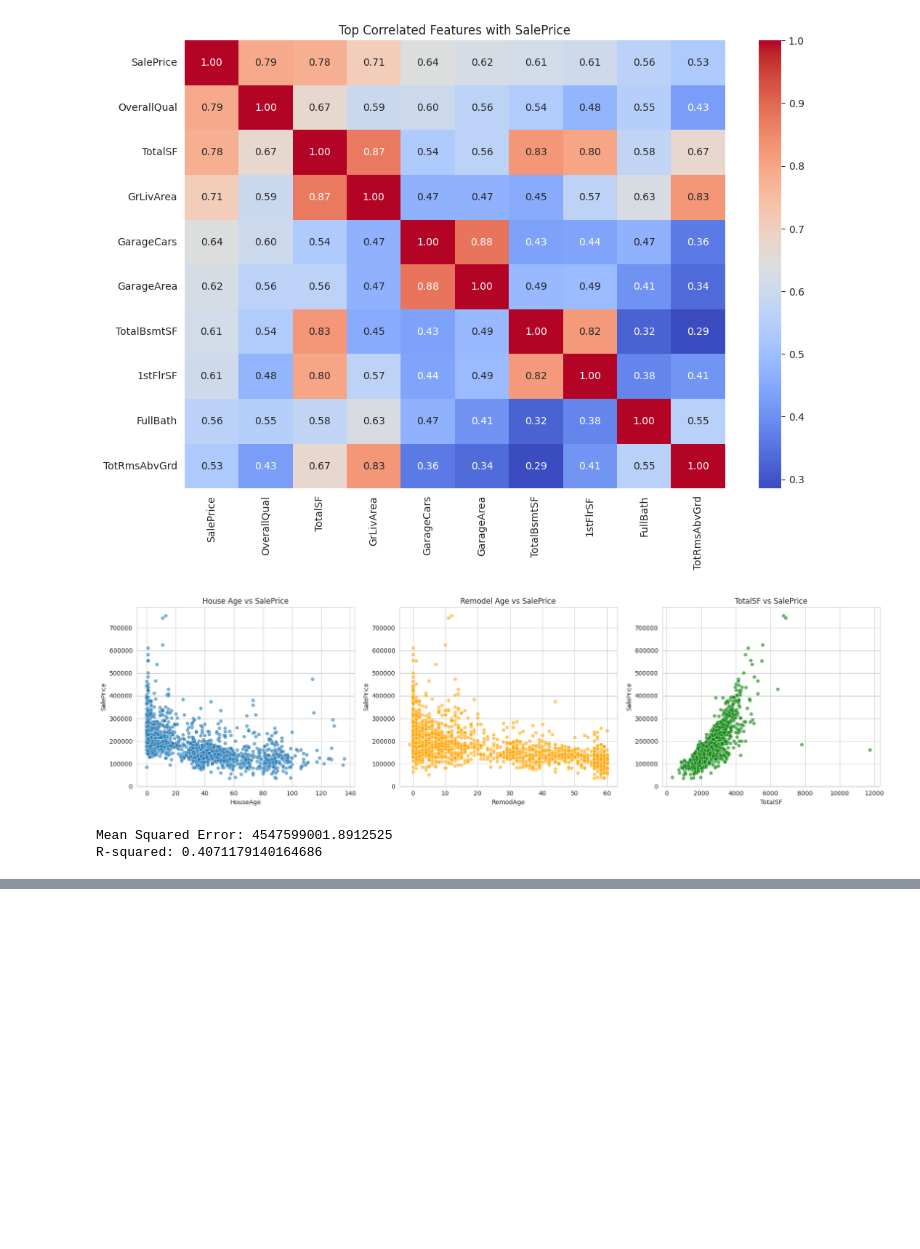
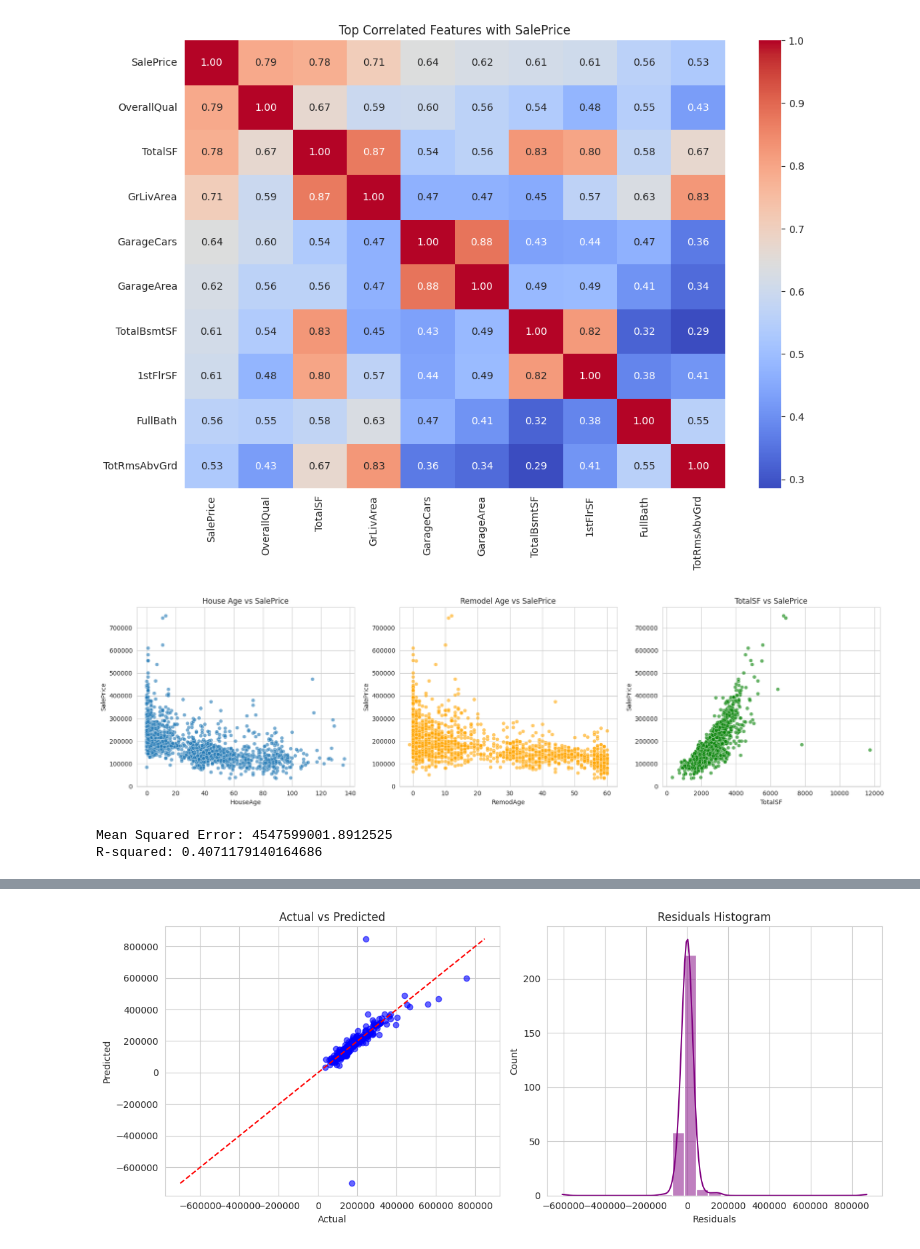
Before and after one commit to amar-emad/House-Price-Prediction-containing-, a Jupyter notebook: Untitled.ipynb, the cells around one changed output, grey strips where cells are left out. Cells and saved outputs as stored; diff of their text form; code cells hidden in the pictures; blank space fills up the shorter version.

```diff
--- a/Untitled.ipynb
+++ b/Untitled.ipynb
@@ -428,3 +433,14 @@ print(f"R-squared: {r2}")
 # %% [output]
 Mean Squared Error: 4547599001.8912525
 R-squared: 0.4071179140164686
+# %%
+from sklearn.linear_model import LinearRegression
+from sklearn.metrics import mean_squared_error, r2_score
+
+# Train model
+lin_reg = LinearRegression()
+lin_reg.fit(X_train, y_train)
+
+# Predictions
+y_train_pred = lin_reg.predict(X_train)
+y_test_pred  = lin_reg.predict(X_test)
@@ -430,0 +494,68 @@ R-squared: 0.4071179140164686
+# %%
+# ==============================
+#  Import Libraries
+# ==============================
+import matplotlib.pyplot as plt
+import seaborn as sns
+import numpy as np
+import pandas as pd
+from sklearn.metrics import mean_squared_error, mean_absolute_error, r2_score
+import scipy.stats as stats
+
+# ==============================
+#  Evaluation Metrics
+# ==============================
+y_true = np.asarray(y_test).ravel()
+y_pred = np.asarray(y_test_pred).ravel()
+
+mse  = mean_squared_error(y_true, y_pred)
+rmse = float(np.sqrt(mse))
+mae  = mean_absolute_error(y_true, y_pred)
+r2   = r2_score(y_true, y_pred)
+
+print("Test Evaluation Results:")
+print(" RMSE =", round(rmse, 2))
+print(" MAE  =", round(mae, 2))
+print(" R2   =", round(r2, 3))
+
+# ==============================
+#  Actual vs Predicted + Residuals Histogram
+# ==============================
+fig, axes = plt.subplots(1, 2, figsize=(12,5))
+
+# Actual vs Predicted
+axes[0].scatter(y_true, y_pred, alpha=0.6, color="blue")
+mn, mx = min(y_true.min(), y_pred.min()), max(y_true.max(), y_pred.max())
+axes[0].plot([mn, mx], [mn, mx], 'r--')
+axes[0].set_xlabel("Actual")
+axes[0].set_ylabel("Predicted")
+axes[0].set_title("Actual vs Predicted")
+
+# Residuals Histogram
+errors = y_true - y_pred
+sns.histplot(pd.Series(errors), bins=25, kde=True, color="purple", ax=axes[1])
+axes[1].set_title("Residuals Histogram")
+axes[1].set_xlabel("Residuals")
+
+plt.tight_layout()
+plt.show()
+
+# ==============================
+#  Residuals vs Predictions + Q-Q Plot
+# ==============================
+fig, axes = plt.subplots(1, 2, figsize=(12,5))
+
+# Residuals vs Predictions
+axes[0].scatter(y_pred, errors, alpha=0.6, color="green")
+axes[0].axhline(0, color="red", linestyle="--")
+axes[0].set_xlabel("Predicted values")
+axes[0].set_ylabel("Errors")
+axes[0].set_title("Residuals vs Predictions")
+
+# Q-Q Plot
+stats.probplot(errors, dist="norm", plot=axes[1])
+axes[1].set_title("Q-Q Plot of Errors")
+
+plt.tight_layout()
+plt.show()
+# %% [output]
@@ -430,0 +566 @@ R-squared: 0.4071179140164686
+[figure, added]
```
Also changed, not shown: parts of 6 cells of this notebook.
